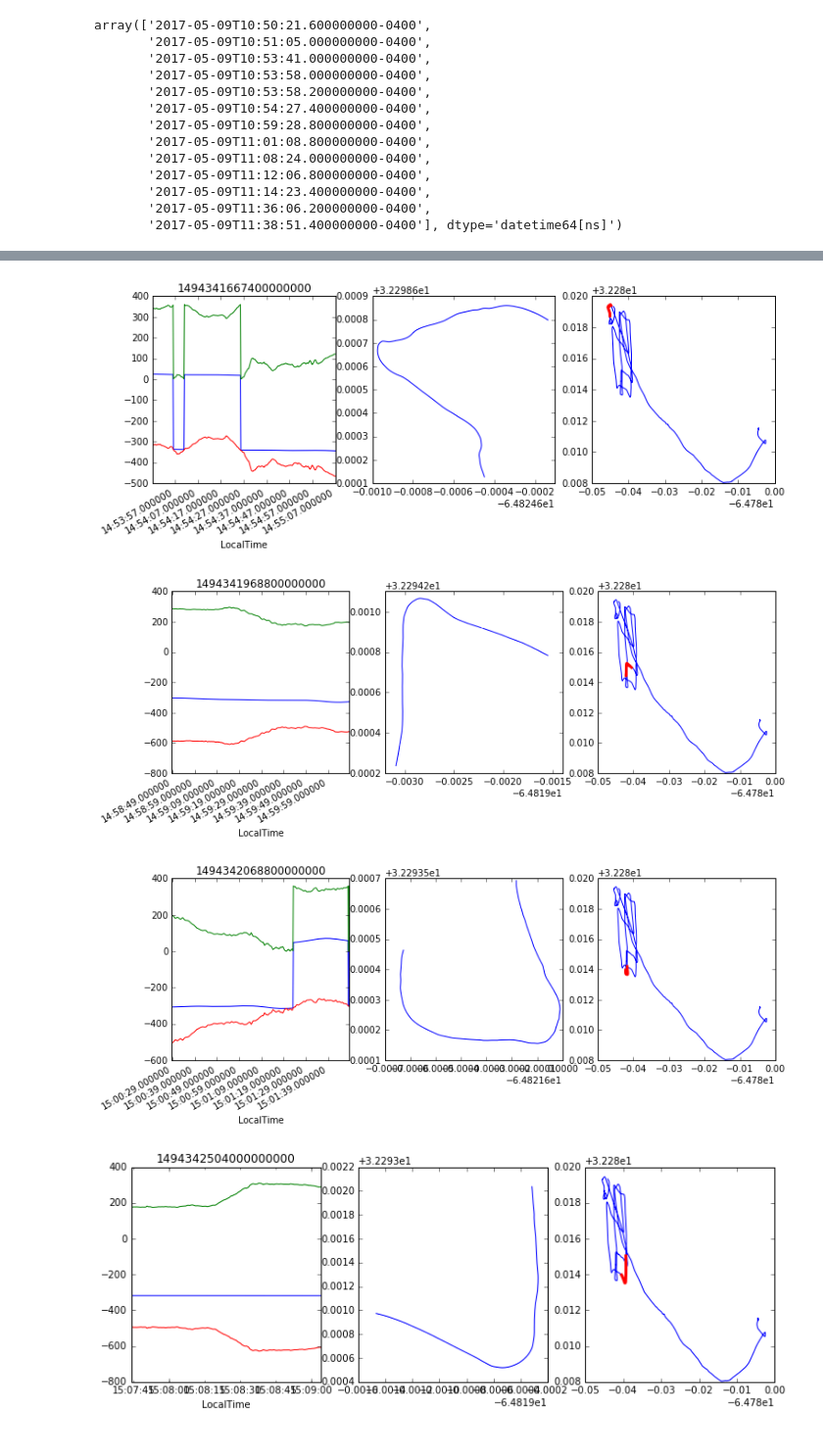
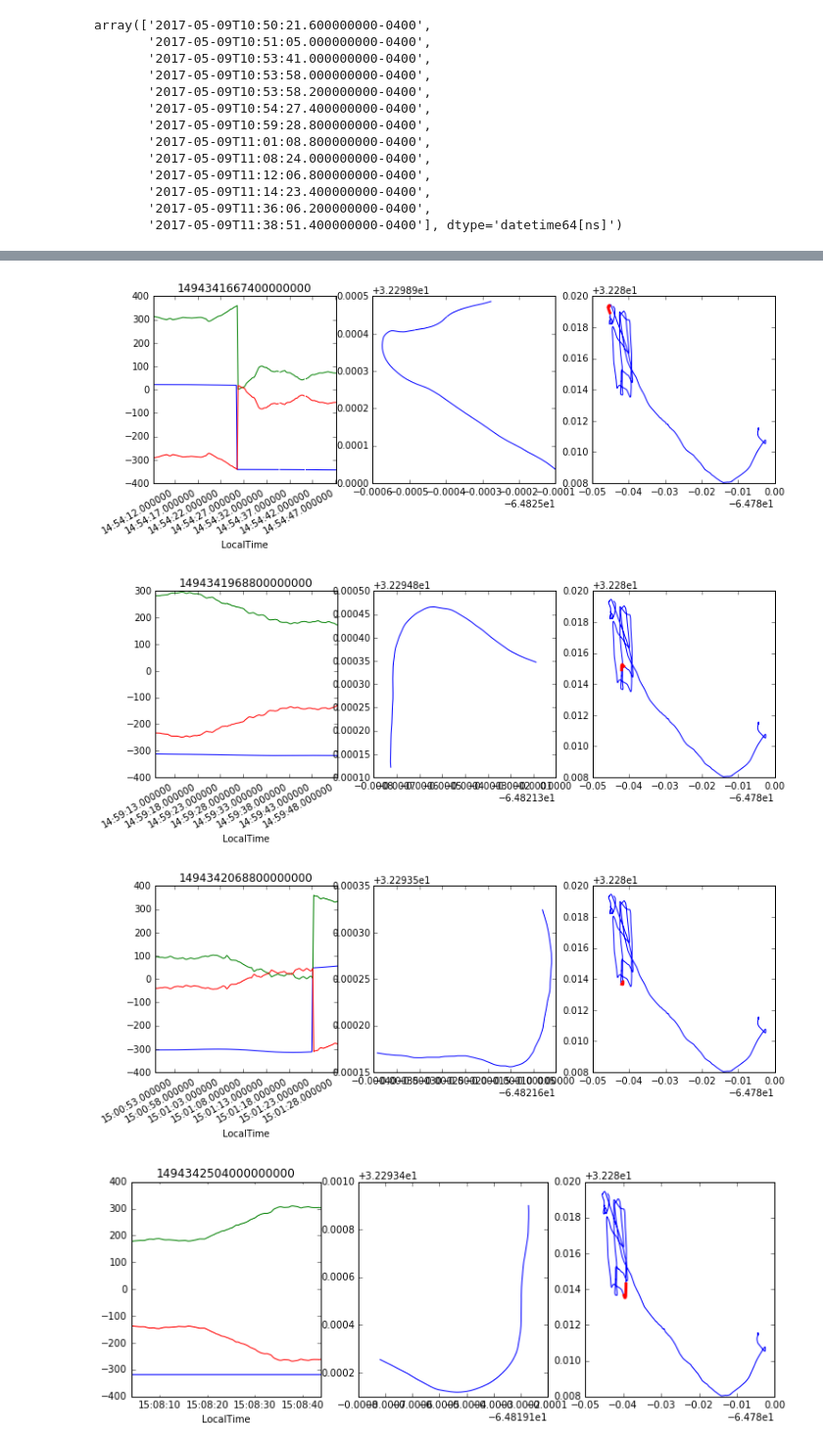
Before and after one commit to paddymul/Americas_cup_notebooks, a Jupyter notebook: Tack-chunking-clean.ipynb, the cells around one changed output, grey strips where cells are left out. Shown: that part at 98% size. Saved outputs shown, nothing was run; the diff lists cells and outputs as text; code cells hidden in the pictures.

Commit message:
working method to pull tacks from dataframe

```diff
--- a/Tack-chunking-clean.ipynb
+++ b/Tack-chunking-clean.ipynb
@@ -28,9 +45,9 @@ def correct_angle(ser):
 df2['CWD'] = df2['CourseWindDirection']
 df2['C_CWD'], wind_correction = correct_angle(df2['CourseWindDirection'])
 df2['C_COG'], c_correction = correct_angle(df2['COG'])
-#df2['l180'] = 180
-#df2['l-180'] = -180
+
 df2['CB_CWD'] =  df2['CWD'] - c_correction # coursewind - course correction
 df2['CW_COG'] = df2['COG'] - wind_correction
-df2['WC_DIFF'] = (df2['CB_CWD'] - df2['CW_COG'])
+df2['WC_DIFF'] = (df2['CWD'] - df2['COG']) #Wind Course difference
+#create a series named WC_DIFF180 that is the elementwise modulo 180 of WC_DIFF
 df2['WC_DIFF180'] = df2['WC_DIFF'] % 180
@@ -60,10 +70,14 @@ array(['2017-05-09T10:50:21.600000000-0400',
        '2017-05-09T11:36:06.200000000-0400',
        '2017-05-09T11:38:51.400000000-0400'], dtype='datetime64[ns]')
 # %%
+# this produces a series of plots of tacks (or gybes).  On each row the left plot shows COG and WindDirection based readings
+# the middle plot shows just the LAT/LONG plot of the tack
+# the right plot shows the Lat/Long plot of the whole race with the tack highlighted in context as a thicker red line
 for tstamp in tacks[3:]:
 
     t_idx = df2.index.get_loc(tstamp)
-    start, end = t_idx - 200, t_idx + 200
+    window_width = 100
+    start, end = t_idx - window_width, t_idx + window_width
     df3 = df2.ix[start:end]
     fig, ax = plt.subplots(ncols=3, figsize=(12,4))
     ax1, ax2, ax3 = ax
@@ -84,4 +98,4 @@ for tstamp in tacks[3:]:
-[figure, old version]
+[figure, new version]
-[figure, old version]
+[figure, new version]
-[figure, old version]
+[figure, new version]
-[figure, old version]
+[figure, new version]
```
Also changed, not shown: parts of 6 cells of this notebook.
